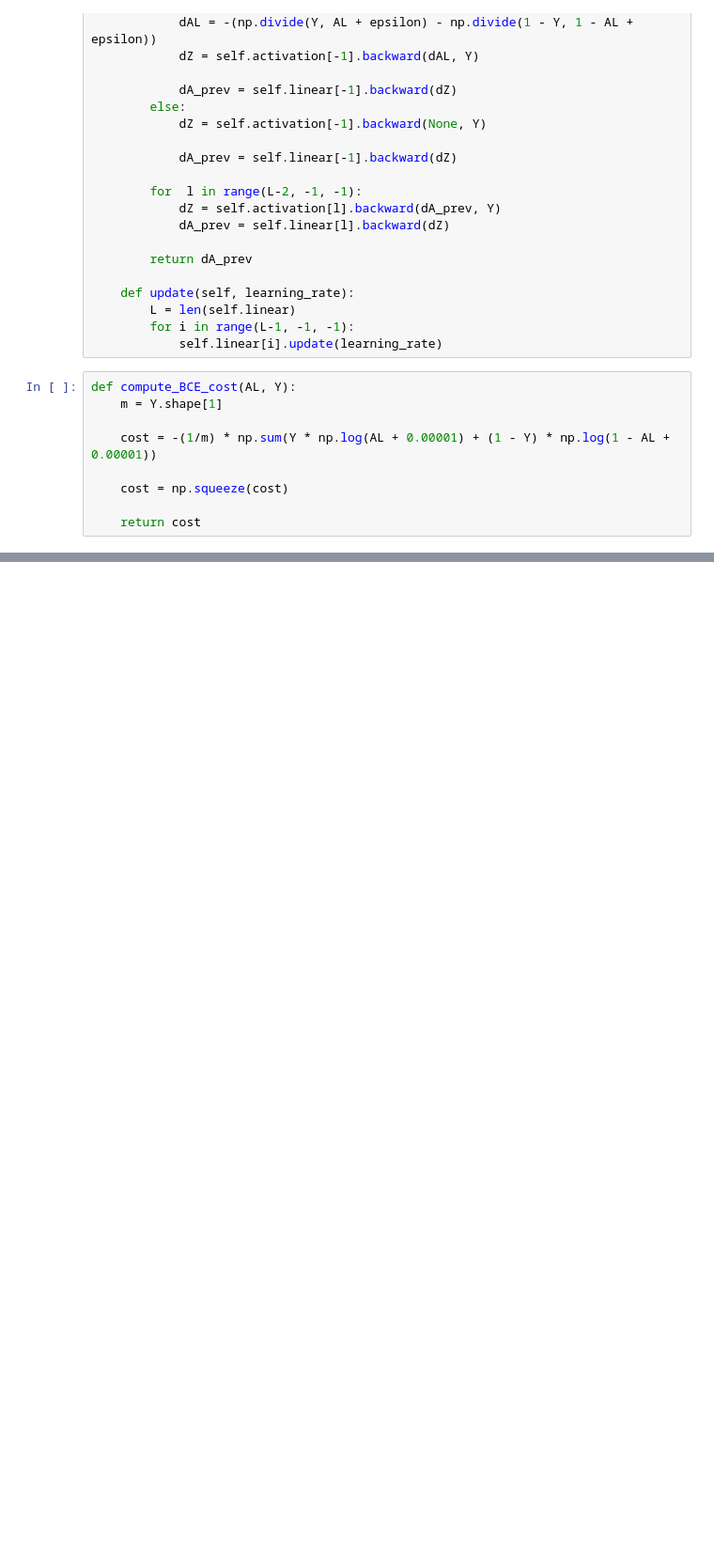
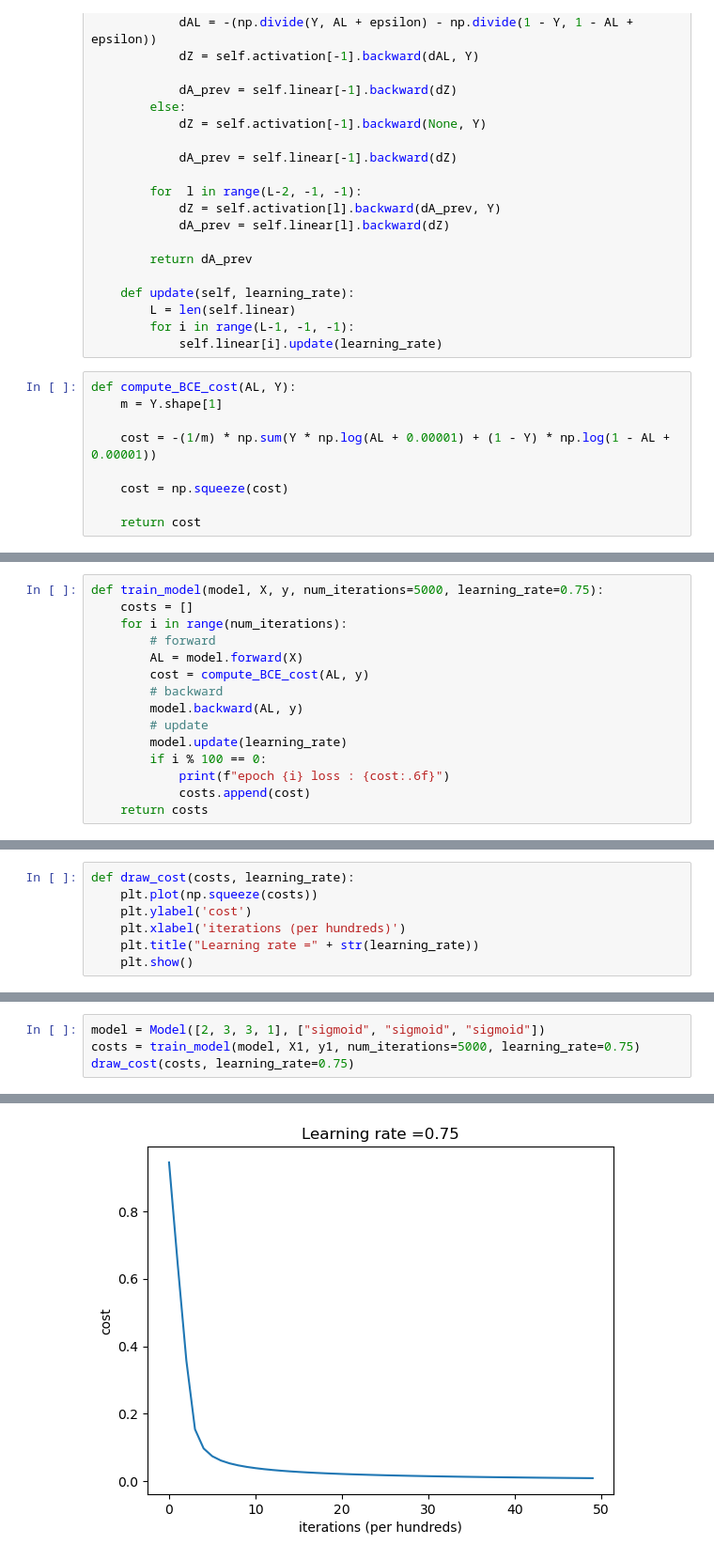
Before and after one commit to Kailiao0727/DL_lab, a Jupyter notebook: lab1/src.ipynb, the cells around one changed output, grey strips where cells are left out. Shown: that part at 94% size. Cells and saved outputs as stored; diff of their text form; blank space fills up the shorter version.

```diff
--- a/lab1/src.ipynb
+++ b/lab1/src.ipynb
@@ -231,3 +167,18 @@ Cost after iteration 4900: 0.015560
+# %%
+def train_model(model, X, y, num_iterations=5000, learning_rate=0.75):
+    costs = []
+    for i in range(num_iterations):
+        # forward
+        AL = model.forward(X)
+        cost = compute_BCE_cost(AL, y)
+        # backward
+        model.backward(AL, y)
+        # update
+        model.update(learning_rate)
+        if i % 100 == 0:
+            print(f"epoch {i} loss : {cost:.6f}")
+            costs.append(cost)
+    return costs
 # %%
 def predict(X, y, model):
     m = X.shape[1]
@@ -251,3 +202,10 @@ def predict(X, y, model):
 
 
     return p
+# %%
+def draw_cost(costs, learning_rate):
+    plt.plot(np.squeeze(costs))
+    plt.ylabel('cost')
+    plt.xlabel('iterations (per hundreds)')
+    plt.title("Learning rate =" + str(learning_rate))
+    plt.show()
@@ -253,0 +222,5 @@ def predict(X, y, model):
+# %%
+model = Model([2, 3, 3, 1], ["sigmoid", "sigmoid", "sigmoid"])
+costs = train_model(model, X1, y1, num_iterations=5000, learning_rate=0.75)
+draw_cost(costs, learning_rate=0.75)
+# %% [output]
@@ -254 +244,2 @@ def predict(X, y, model):
+[figure, added]
 # %%
```
Also changed, not shown: parts of 35 cells of this notebook.
